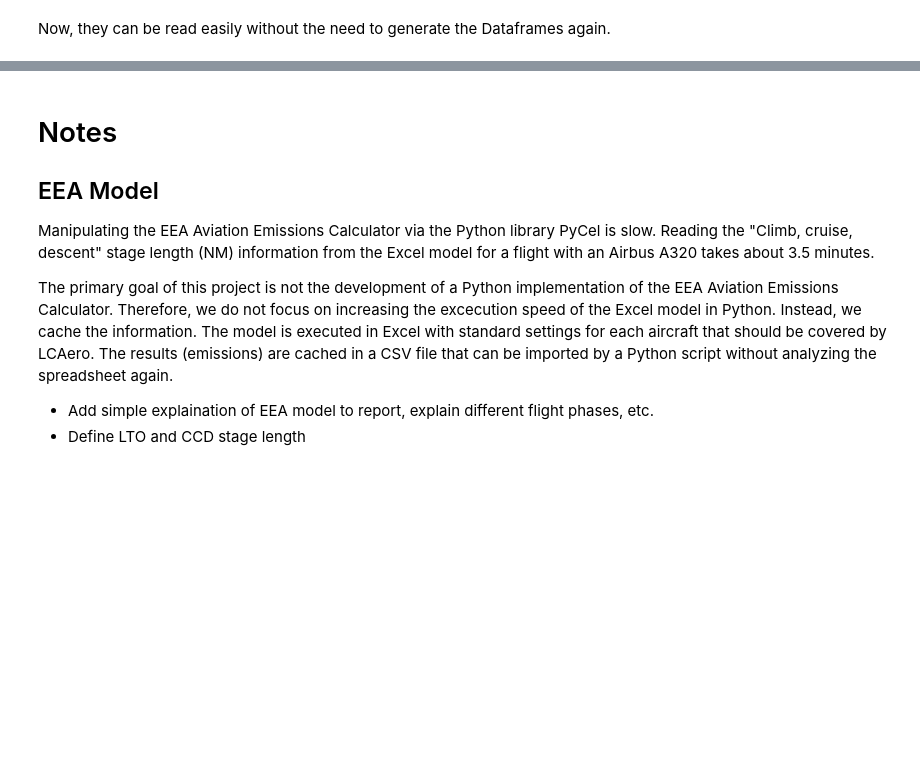
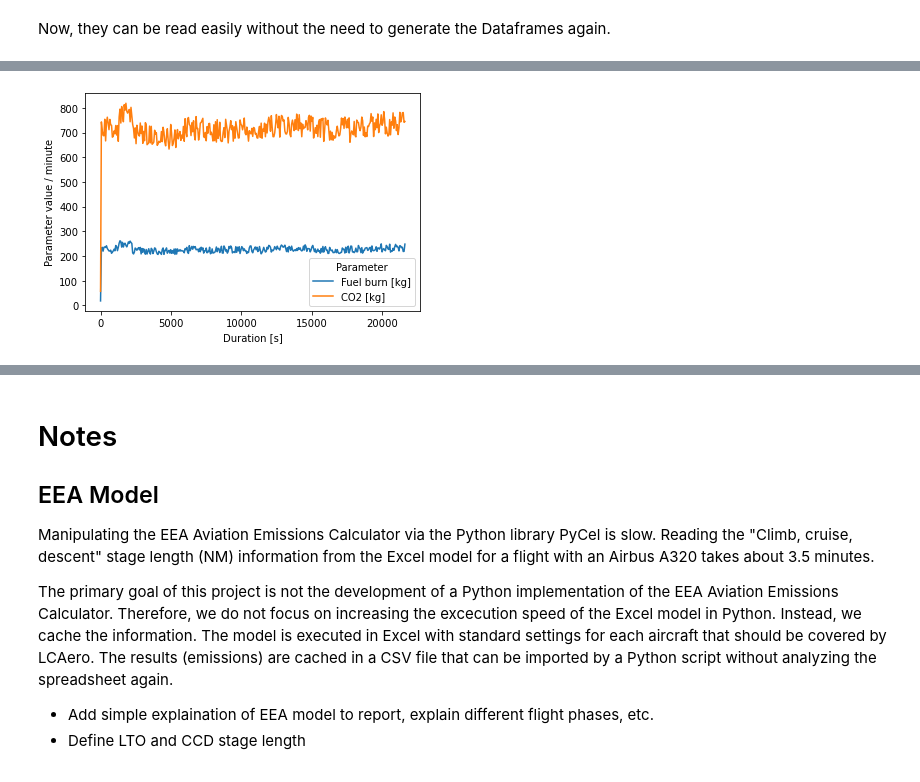
Before and after one commit to nikroeng/dash-manufacture-spc-dashboard, a Jupyter notebook: backend/BackendPrototype.ipynb, the cells around one changed output, grey strips where cells are left out. Saved outputs shown, nothing was run; the diff lists cells and outputs as text; code cells hidden in the pictures; blank space fills up the shorter version.

```diff
--- a/backend/BackendPrototype.ipynb
+++ b/backend/BackendPrototype.ipynb
@@ -325,0 +338,4 @@ Plot_Aircraft_Emissions("B748")
+# %%
+Plot_Aircraft_Emissions("A380", comulative_switch=False)
+# %% [output]
+[figure, added]
```
Also changed, not shown: parts of 17 cells of this notebook, 21 other files.
